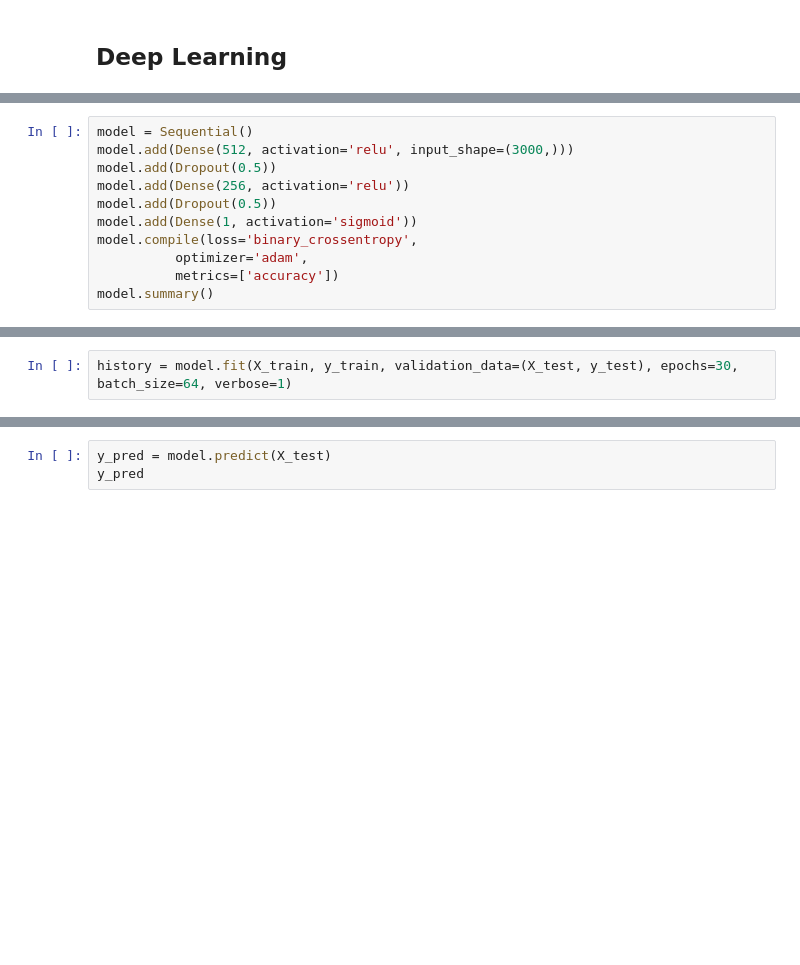
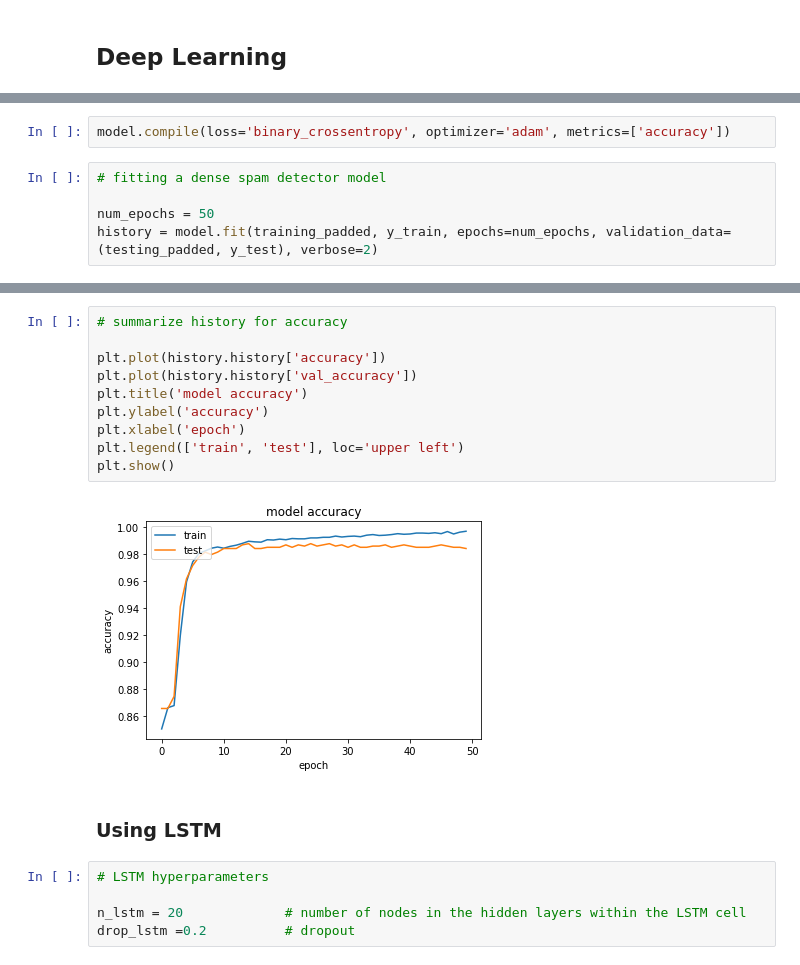
Before and after one commit to hrisav/spam-ham, a Jupyter notebook: Spam_Ham.ipynb, the cells around one changed output, grey strips where cells are left out. Drawn from its saved outputs; the diff is of its cells as text; blank space fills up the shorter version.

```diff
--- a/Spam_Ham.ipynb
+++ b/Spam_Ham.ipynb
@@ -698,11 +717,0 @@ from keras.layers import Dropout
-# %%
-model = Sequential()
-model.add(Dense(512, activation='relu', input_shape=(3000,)))
-model.add(Dropout(0.5))
-model.add(Dense(256, activation='relu'))
-model.add(Dropout(0.5))
-model.add(Dense(1, activation='sigmoid'))
-model.compile(loss='binary_crossentropy',
-          optimizer='adam',
-          metrics=['accuracy'])
-model.summary()
@@ -734,2 +717,0 @@ plot_model(model, show_shapes=True, show_layer_names=True)
-# %%
-history = model.fit(X_train, y_train, validation_data=(X_test, y_test), epochs=30, batch_size=64, verbose=1)
@@ -738,0 +718,7 @@ UnimplementedError: ignored
+# %%
+model.compile(loss='binary_crossentropy', optimizer='adam', metrics=['accuracy'])
+# %%
+# fitting a dense spam detector model
+
+num_epochs = 50
+history = model.fit(training_padded, y_train, epochs=num_epochs, validation_data=(testing_padded, y_test), verbose=2)
@@ -751,3 +768,19 @@ plt.show()
-# %%
-y_pred = model.predict(X_test)
-y_pred
+# %%
+# summarize history for accuracy
+
+plt.plot(history.history['accuracy'])
+plt.plot(history.history['val_accuracy'])
+plt.title('model accuracy')
+plt.ylabel('accuracy')
+plt.xlabel('epoch')
+plt.legend(['train', 'test'], loc='upper left')
+plt.show()
+# %% [output]
+[figure, added]
+# %% [markdown]
+### Using LSTM
+# %%
+# LSTM hyperparameters
+
+n_lstm = 20             # number of nodes in the hidden layers within the LSTM cell
+drop_lstm =0.2          # dropout
```
Also changed, not shown: parts of 105 cells of this notebook.
